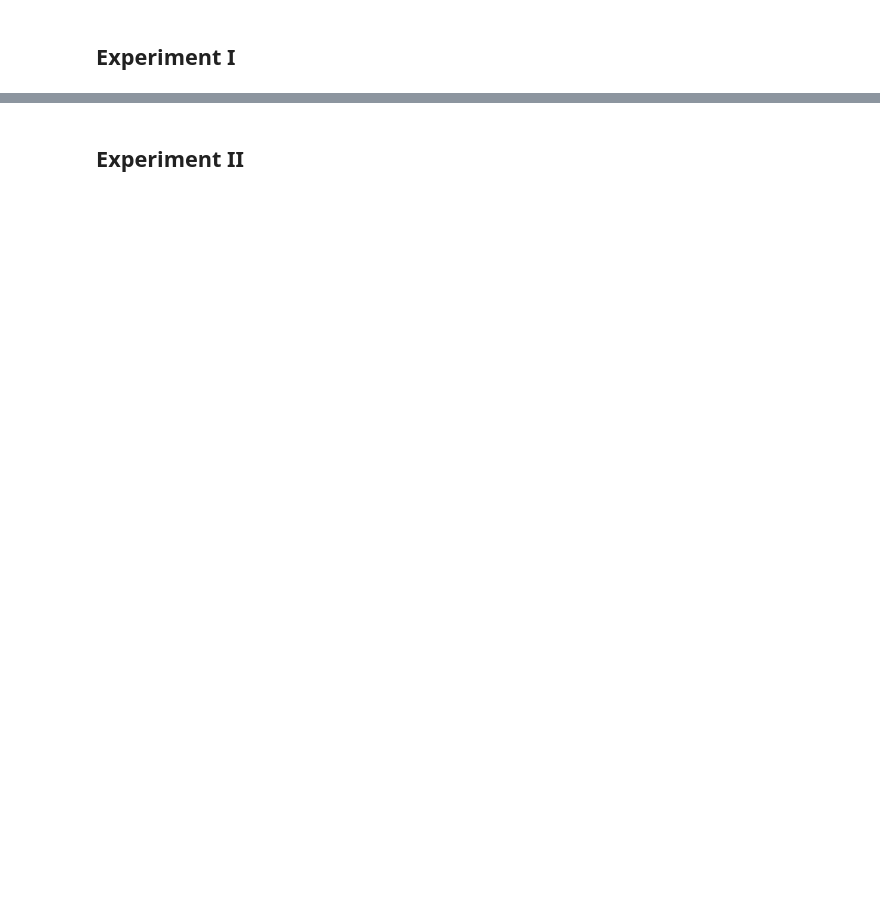
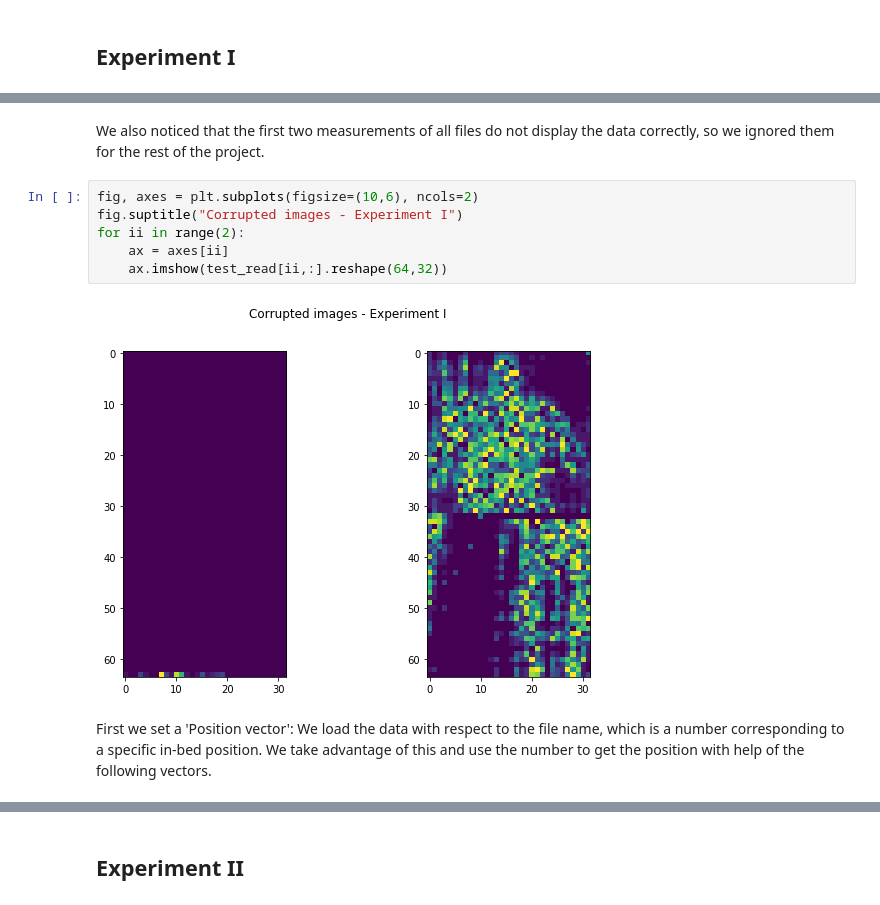
Before and after one commit to Fustincho/UD-Private-In-bed-Posture-Classification, a Jupyter notebook: In-bed_Posture_Classification/Part_1_Introduction_and_Exploratory_Data_Analysis.ipynb, the cells around one changed output, grey strips where cells are left out. Drawn from its saved outputs; the diff is of its cells as text; blank space fills up the shorter version.

```diff
--- a/In-bed_Posture_Classification/Part_1_Introduction_and_Exploratory_Data_Analysis.ipynb
+++ b/In-bed_Posture_Classification/Part_1_Introduction_and_Exploratory_Data_Analysis.ipynb
@@ -384,0 +114,12 @@ hist_plot01(subjects_dict)
+# %% [markdown]
+We also noticed that the first two measurements of all files do not display the data correctly, so we ignored them for the rest of the project.
+# %%
+fig, axes = plt.subplots(figsize=(10,6), ncols=2)
+fig.suptitle("Corrupted images - Experiment I")
+for ii in range(2):
+    ax = axes[ii]
+    ax.imshow(test_read[ii,:].reshape(64,32))
+# %% [output]
+[figure, added]
+# %% [markdown]
+First we set a 'Position vector': We load the data with respect to the file name, which is a number corresponding to a specific in-bed position. We take advantage of this and use the number to get the position with help of the following vectors.
```
Also changed, not shown: parts of 99 cells of this notebook, 1 other file.
